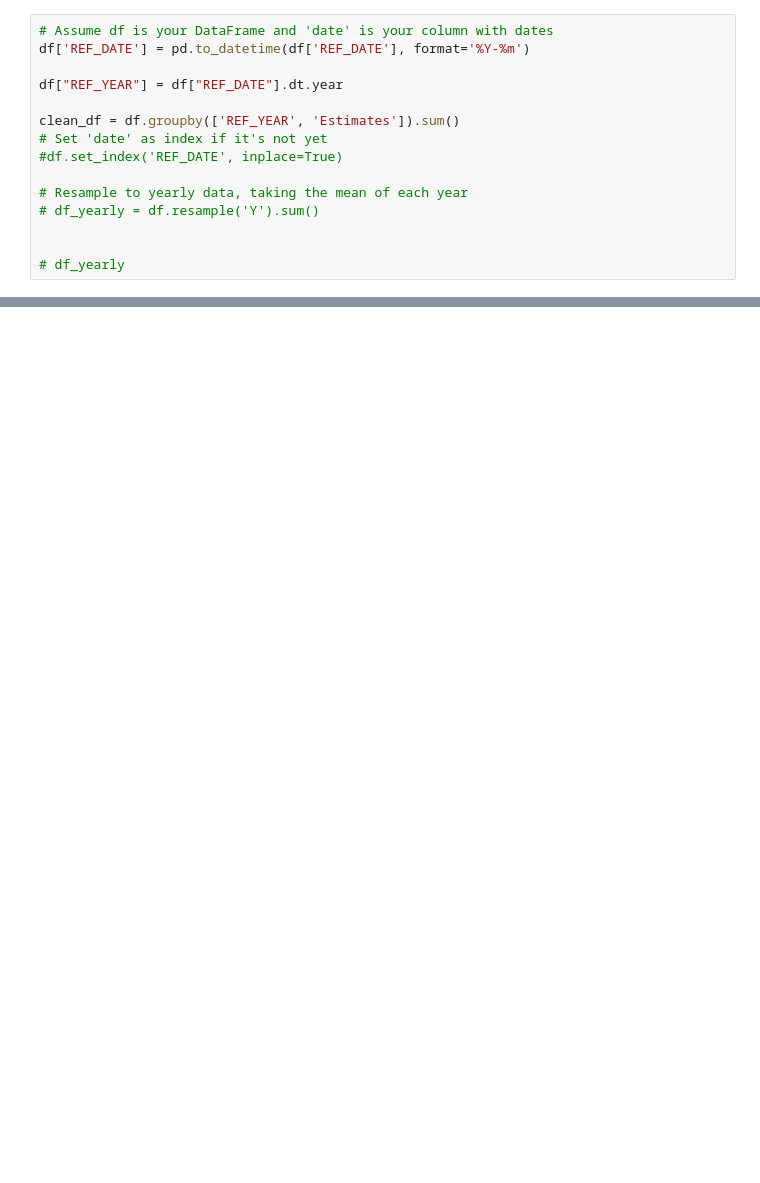
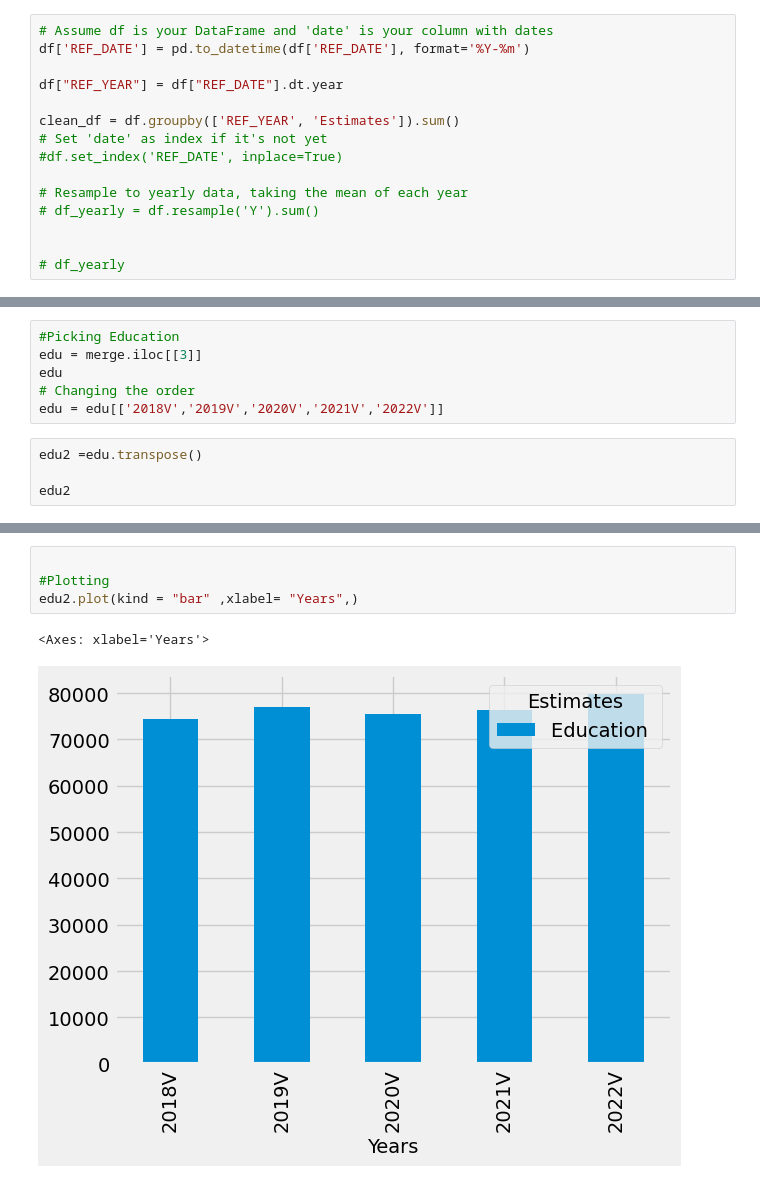
Before and after one commit to zRandgris/project1, a Jupyter notebook: TheProject.ipynb, the cells around one changed output, grey strips where cells are left out. Cells and saved outputs as stored; diff of their text form; blank space fills up the shorter version.

```diff
--- a/TheProject.ipynb
+++ b/TheProject.ipynb
@@ -57,0 +265,10 @@ clean_df
+# %%
+#Picking Education
+edu = merge.iloc[[3]]
+edu
+# Changing the order
+edu = edu[['2018V','2019V','2020V','2021V','2022V']]
+# %%
+edu2 =edu.transpose()
+
+edu2
@@ -57,0 +282,7 @@ clean_df
+# %%
+
+#Plotting
+edu2.plot(kind = "bar" ,xlabel= "Years",)
+# %% [output]
+<Axes: xlabel='Years'>
+[figure, added]
```
Also changed, not shown: parts of 31 cells of this notebook.
